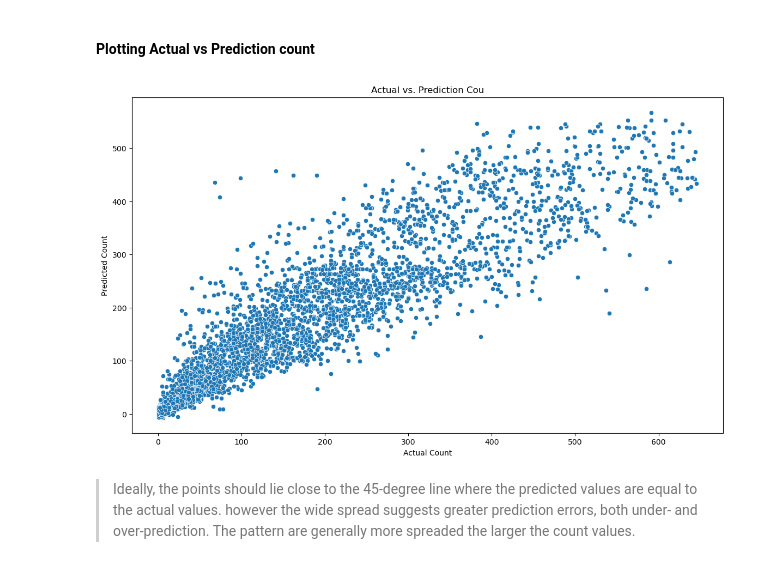
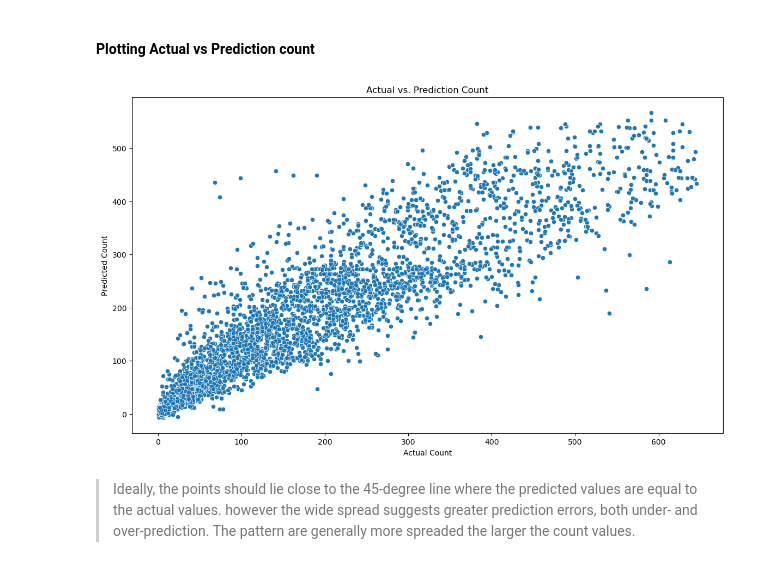
Before and after one commit to luciapramanti/Capstone_Modul_3, a Jupyter notebook: CapstoneModul3_Lucia.ipynb, the cells around one changed output. Saved outputs shown, nothing was run; the diff lists cells and outputs as text; code cells hidden in the pictures.

```diff
--- a/CapstoneModul3_Lucia.ipynb
+++ b/CapstoneModul3_Lucia.ipynb
@@ -973,11 +974,11 @@ plt.show()
 **Plotting Actual vs Prediction count**
 # %%
 plt.figure(figsize=(14, 8))
-plot = sns.scatterplot(x=y_test, y=y_pred_xgb_tuning).set(title='Actual vs. Prediction Cou',
+plot = sns.scatterplot(x=y_test, y=y_pred_xgb_tuning).set(title='Actual vs. Prediction Count',
                                                xlabel='Actual Count',
                                                ylabel='Predicted Count');
 # %% [output]
-[figure, old version]
+[figure, new version]
 # %% [markdown]
 > Ideally, the points should lie close to the 45-degree line where the predicted values are equal to the actual values. however the wide spread suggests greater prediction errors, both under- and over-prediction. The pattern are generally more spreaded the larger the count values.
 # %% [markdown]
```
Also changed, not shown: parts of 8 cells of this notebook.
